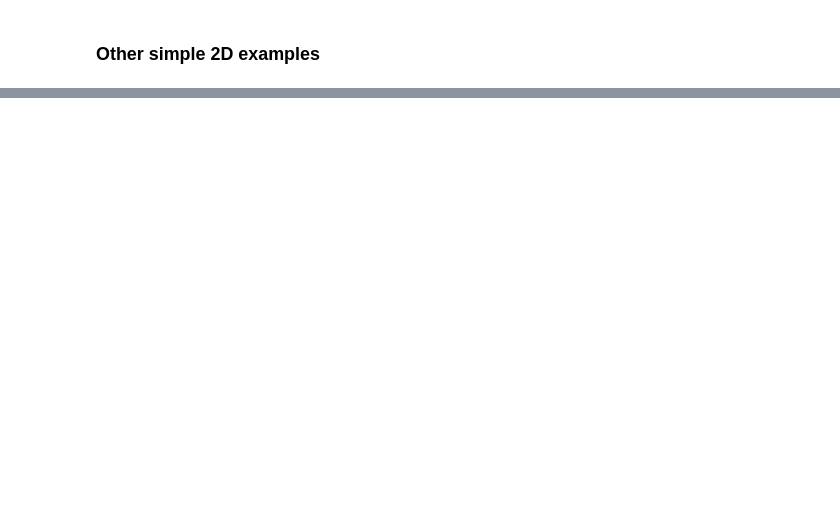
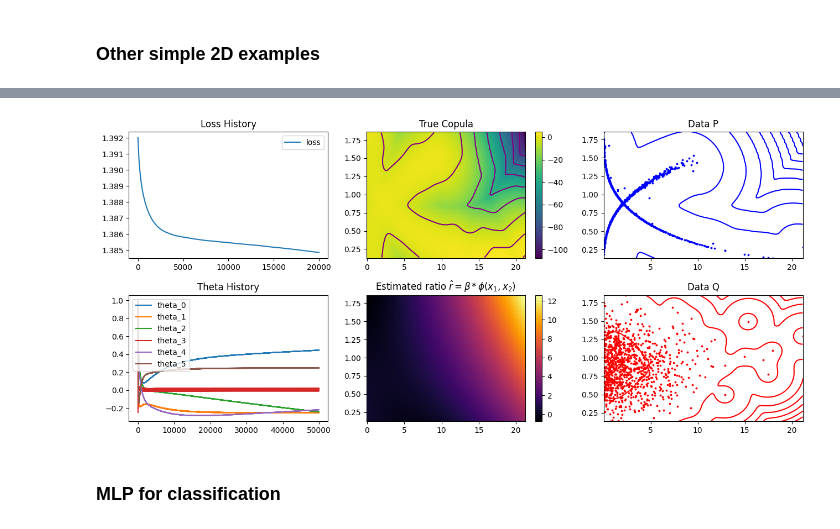
Before and after one commit to Huk-David/Ratio-Copula, a Jupyter notebook: Copula by Ratio Estimation/first_test.ipynb, the cells around one changed output, grey strips where cells are left out. Cells and saved outputs as stored; diff of their text form; code cells hidden in the pictures; blank space fills up the shorter version.

```diff
--- a/Copula by Ratio Estimation/first_test.ipynb
+++ b/Copula by Ratio Estimation/first_test.ipynb
@@ -294,0 +262,56 @@ plt.show()
+# %%
+from scipy.stats import gaussian_kde
+import matplotlib.colors as colors
+from matplotlib.colors import LogNorm
+
+# KDEs of the transformed samples
+kde = gaussian_kde(np.vstack([transformed_samples_1, transformed_samples_2]))
+kde_p = gaussian_kde(data_p.T)
+kde_q = gaussian_kde(data_q.T)
+x_grid = np.linspace(min(transformed_samples_1), max(transformed_samples_1), 100)
+y_grid = np.linspace(min(transformed_samples_2), max(transformed_samples_2), 100)
+X, Y = np.meshgrid(x_grid, y_grid)
+Z_p = np.reshape(kde_p(np.vstack([X.ravel(), Y.ravel()])), X.shape)
+Z_q = np.reshape(kde_q(np.vstack([X.ravel(), Y.ravel()])), X.shape)
+
+fig, axs = plt.subplots(2, 3, figsize=(13, 6))
+
+# Plot loss history in the first cell
+axs[0, 0].plot(loss_history, label='loss')
+axs[0, 0].legend(['loss'])
+axs[0, 0].set_title('Loss History')
+
+# Plot theta history in the second cell
+axs[1, 0].plot(theta_history, label='theta')
+axs[1, 0].legend(['theta_0', 'theta_1', 'theta_2', 'theta_3', 'theta_4', 'theta_5'])
+axs[1, 0].set_title('Theta History')
+
+# Plot true copula in the third cell
+Z1 = np.log(kde(np.vstack([X.ravel(), Y.ravel()])))
+Z2 = gamma(a=1,scale=3).logpdf(np.vstack([X.ravel(), Y.ravel()])[0]) + weibull_min(c=3).logpdf(np.vstack([X.ravel(), Y.ravel()])[1])
+Z = np.reshape(Z1 - Z2, X.shape)
+pcm = axs[0, 1].pcolormesh(X, Y, Z,  rasterized=True)
+fig.colorbar(pcm, ax=axs[0, 1])
+axs[0, 1].contour(X, Y, Z_p/Z_q,norm=LogNorm(), colors='purple')
+axs[0, 1].set_title('True Copula')
+
+# Plot of ratio in the fourth cell
+ratio = log_ratio(theta, data=torch.tensor(np.vstack([X.ravel(), Y.ravel()]).T)).detach().numpy()
+cfm = axs[1, 1].pcolormesh(x_grid, y_grid, ratio.reshape(100, 100), cmap='inferno')
+fig.colorbar(cfm, ax=axs[1, 1])
+axs[1, 1].set_title(r'Estimated ratio $\hat{r}=\beta *\phi(x_1,x_2)$')
+
+# Plot data_p and data_q in the fifth and sixth cells
+axs[0, 2].scatter(data_p[:,0],data_p[:,1], s=3, color='blue', label='data_p')
+axs[0, 2].contour(X, Y, Z_p,norm=LogNorm(), colors='blue')
+axs[0, 2].set_title('Data P')
+axs[1, 2].scatter(data_q[:,0],data_q[:,1], s=3, color='red', label='data_q')
+axs[1, 2].contour(X, Y, Z_q,norm=LogNorm(), colors='red')
+axs[1, 2].set_title('Data Q')
+
+plt.tight_layout()
+plt.show()
+# %% [output]
+[figure, added]
+# %% [markdown]
+### MLP for classification
```
Also changed, not shown: parts of 15 cells of this notebook.
